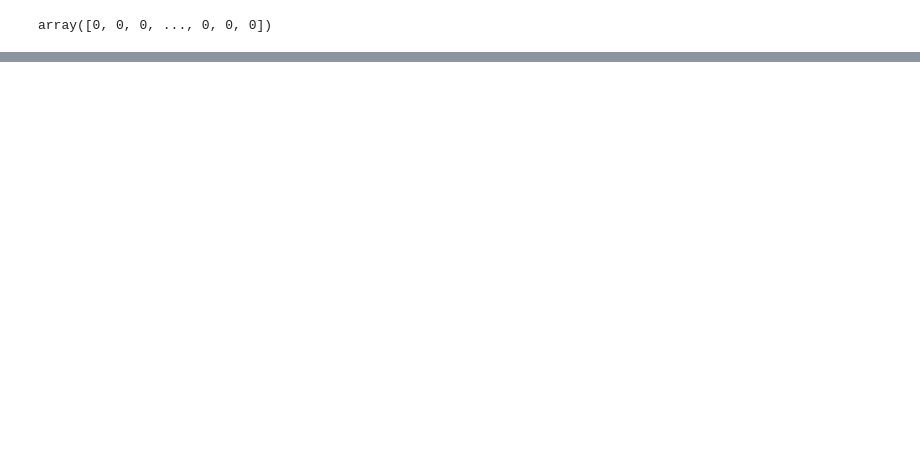
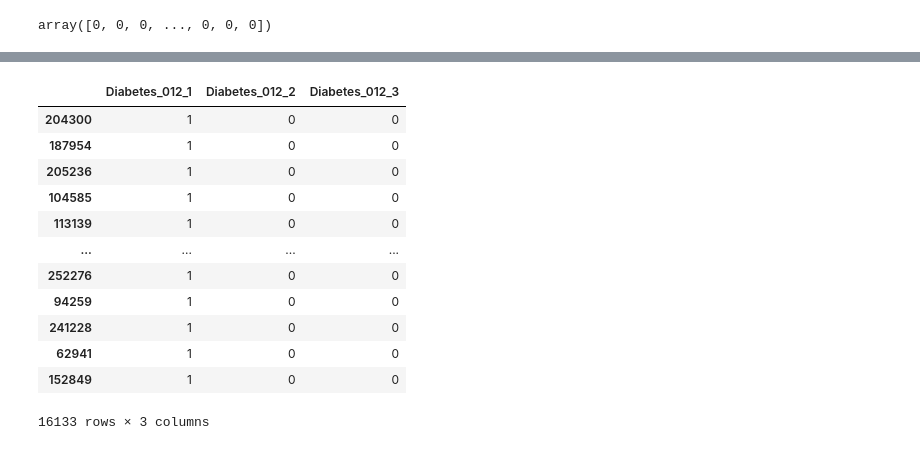
Before and after one commit to rindalafayyad17/Predicting-Diabetes-with-Machine-Learning, a Jupyter notebook: neuralnetwork_263.ipynb, the cells around one changed output, grey strips where cells are left out. Drawn from its saved outputs; the diff is of its cells as text; code cells hidden in the pictures; blank space fills up the shorter version.

Commit message:
Update neuralnetwork_263.ipynb
added classification matrix and split by income high-low

```diff
--- a/neuralnetwork_263.ipynb
+++ b/neuralnetwork_263.ipynb
@@ -337,0 +350,29 @@ weighted avg       0.74      0.80      0.77     50736
+# %%
+# X test of only > 5 income
+X_test_high = X_test[(X_test["Income_6"] == 1.0) | (X_test["Income_7"] == 1.0) | (X_test["Income_8"] == 1.0)]
+high_indx = X_test_high.index
+
+# X test of only <= 5 income
+X_test_low = X_test[(X_test["Income_1"] == 1.0) | (X_test["Income_2"] == 1.0) | (X_test["Income_3"] == 1.0) | (X_test["Income_4"] == 1.0) | (X_test["Income_5"] == 1.0)]
+low_indx = X_test_low.index
+
+
+# y test of only same sebsets above
+y_test_high = y_test[y_test.index.isin(high_indx)]
+y_test_low = y_test[y_test.index.isin(low_indx)]
+
+y_test_high
+# %% [output]
+|  | Diabetes_012_1 | Diabetes_012_2 | Diabetes_012_3 |
+| 204300 | 1 | 0 | 0 |
+| 187954 | 1 | 0 | 0 |
+| 205236 | 1 | 0 | 0 |
+| 104585 | 1 | 0 | 0 |
+| 113139 | 1 | 0 | 0 |
+| ... | ... | ... | ... |
+| 252276 | 1 | 0 | 0 |
+| 94259 | 1 | 0 | 0 |
+| 241228 | 1 | 0 | 0 |
+| 62941 | 1 | 0 | 0 |
+| 152849 | 1 | 0 | 0 |
+16133 rows × 3 columns
```
Also changed, not shown: parts of 21 cells of this notebook.
